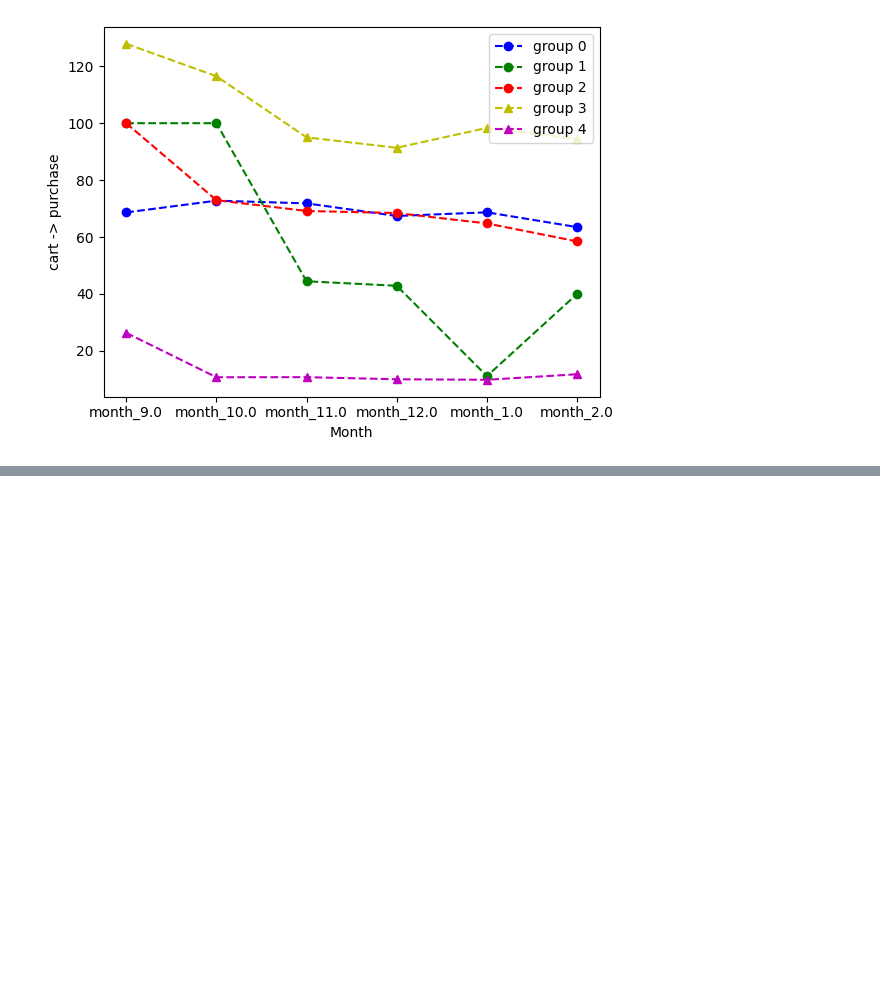
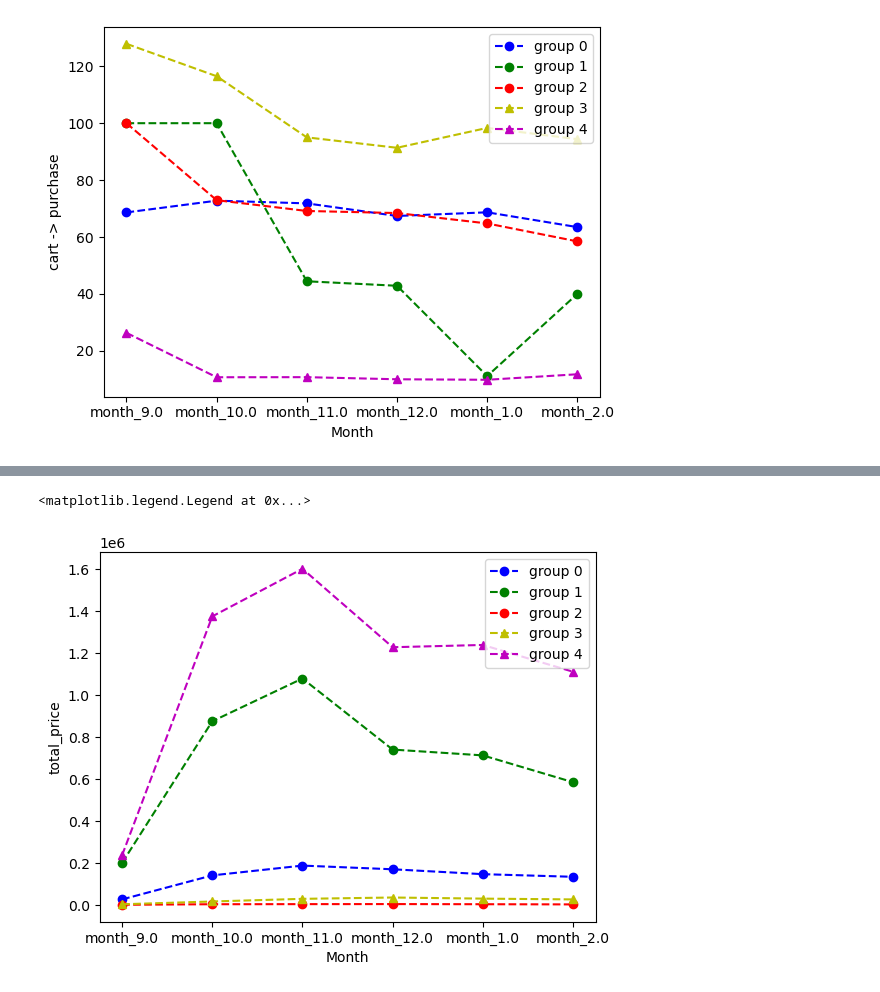
Before and after one commit to dlarhkd1211/electronic_commercial_data_analysis, a Jupyter notebook: analysis_5cluster.ipynb, the cells around one changed output, grey strips where cells are left out. Saved outputs shown, nothing was run; the diff lists cells and outputs as text; code cells hidden in the pictures; blank space fills up the shorter version.

```diff
--- a/analysis_5cluster.ipynb
+++ b/analysis_5cluster.ipynb
@@ -349,0 +384,13 @@ df_g_1
+# %%
+plt.plot(df_g_0['total_price'],'bo--', label = 'group 0')
+plt.plot(df_g_1['total_price'],'go--', label = 'group 1')
+plt.plot(df_g_2['total_price'],'ro--', label = 'group 2')
+plt.plot(df_g_3['total_price'],'y^--', label = 'group 3')
+plt.plot(df_g_4['total_price'],'m^--', label = 'group 4')
+
+plt.xlabel('Month')
+plt.ylabel('total_price')
+plt.legend()
+# %% [output]
+<matplotlib.legend.Legend at 0x...>
+[figure, added]
```
Also changed, not shown: parts of 8 cells of this notebook.
